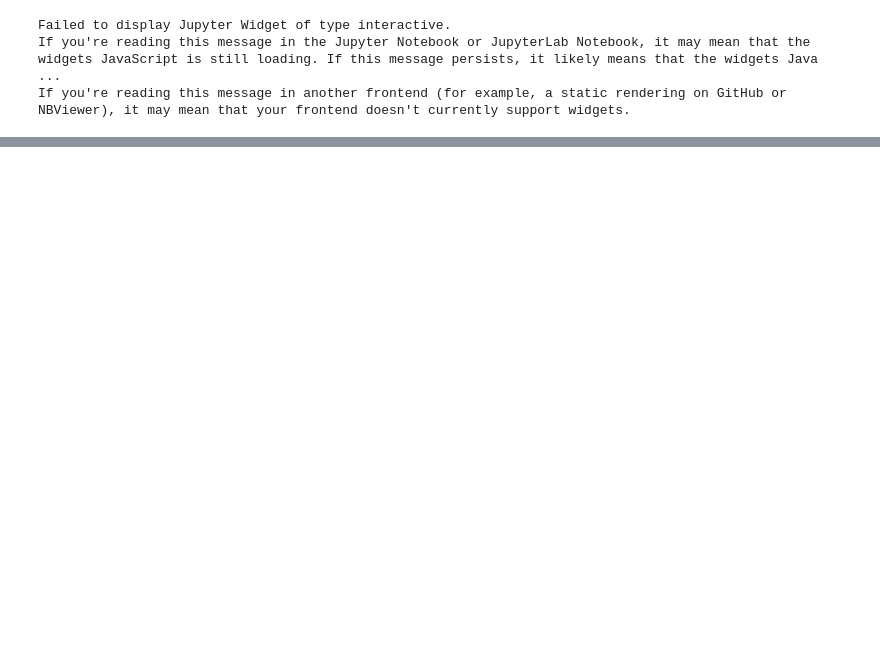
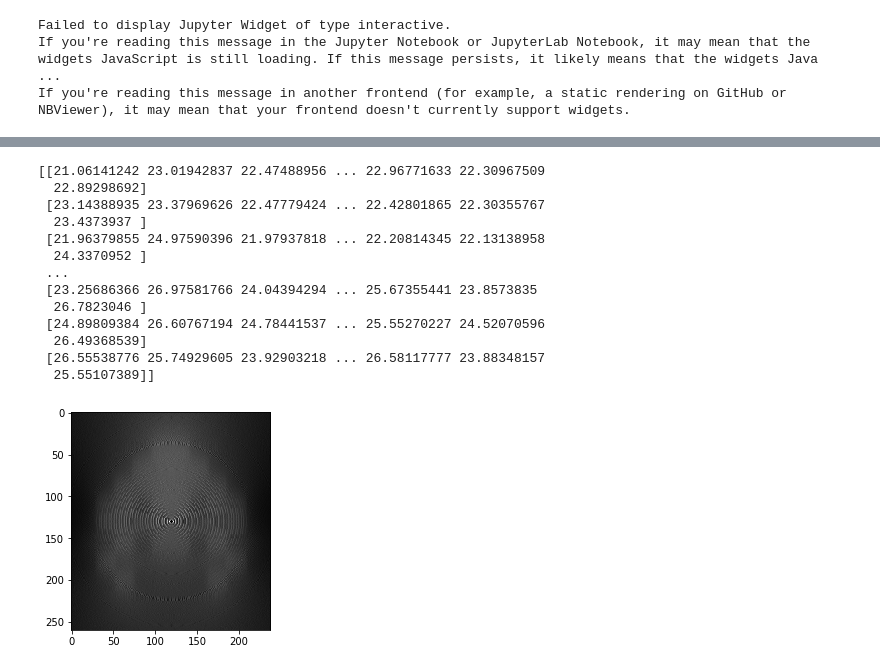
Before and after one commit to mlynarzsrem/IWM, a Jupyter notebook: Symultor tomografu/tomograf.ipynb, the cells around one changed output, grey strips where cells are left out. Drawn from its saved outputs; the diff is of its cells as text; code cells hidden in the pictures; blank space fills up the shorter version.

```diff
--- a/Symultor tomografu/tomograf.ipynb
+++ b/Symultor tomografu/tomograf.ipynb
@@ -114,0 +117,47 @@ drawSinogram(100,100)
+# %%
+def drawLineOnImage(image,line,value):
+    xDim = img.shape[0]
+    yDim = img.shape[1]
+    a = line[0]
+    b = line[1]
+    for x in range(xDim):
+        yValue = a*x + b
+        yDown = math.floor(yValue)
+        yUp = math.ceil(yValue)
+        if(abs(yValue-yUp)>abs(yValue-yDown)):
+            if(0<=yDown<yDim):
+                image[x,yDown] += value
+        else:
+            if(0<=yUp<yDim):
+                image[x,yUp] +=value
+    return image
+def getImageFromSinogram(sinogram,n,l_angle):
+    x0 = math.floor(img.shape[0]/2)
+    y0 = math.floor(img.shape[1]/2)
+    outputImage =np.zeros(shape=(img.shape[0],img.shape[1]))
+    radius = (img.shape[0]*math.sqrt(2))/2
+    for alpha in range(360):
+        lines = getLines(x0,y0,alpha,radius,n,l_angle)
+        for y in range(len(lines)):
+            outputImage = drawLineOnImage(outputImage,lines[y],sinogram[alpha,y])
+    outputImage[outputImage<256]=0
+    outputImage = np.divide(outputImage,np.amax(outputImage))*255
+    print(outputImage)
+    plt.imshow(outputImage,cmap='gray')
+    plt.show()
+getImageFromSinogram(sg,100,100)
+# %% [output]
+[[21.06141242 23.01942837 22.47488956 ... 22.96771633 22.30967509
+  22.89298692]
+ [23.14388935 23.37969626 22.47779424 ... 22.42801865 22.30355767
+  23.4373937 ]
+ [21.96379855 24.97590396 21.97937818 ... 22.20814345 22.13138958
+  24.3370952 ]
+ ...
+ [23.25686366 26.97581766 24.04394294 ... 25.67355441 23.8573835
+  26.7823046 ]
+ [24.89809384 26.60767194 24.78441537 ... 25.55270227 24.52070596
+  26.49368539]
+ [26.55538776 25.74929605 23.92903218 ... 26.58117777 23.88348157
+  25.55107389]]
+[figure, added]
```
Also changed, not shown: parts of 3 cells of this notebook.
